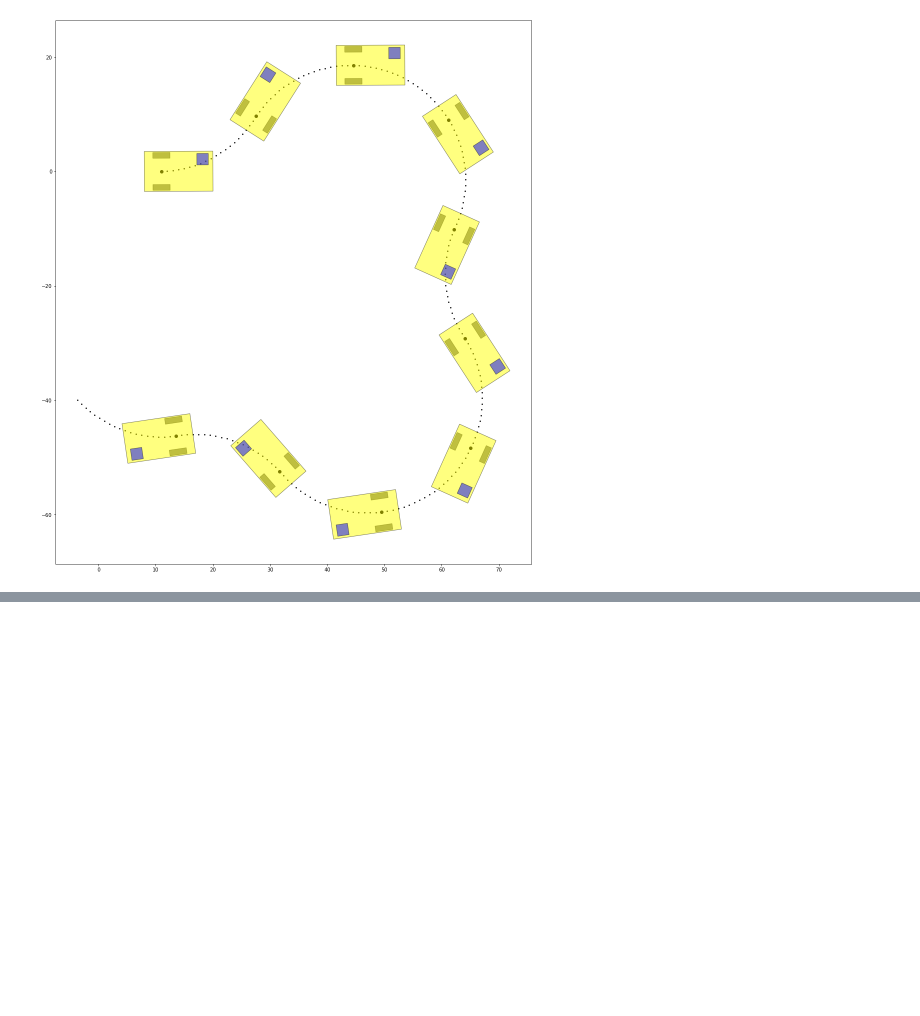
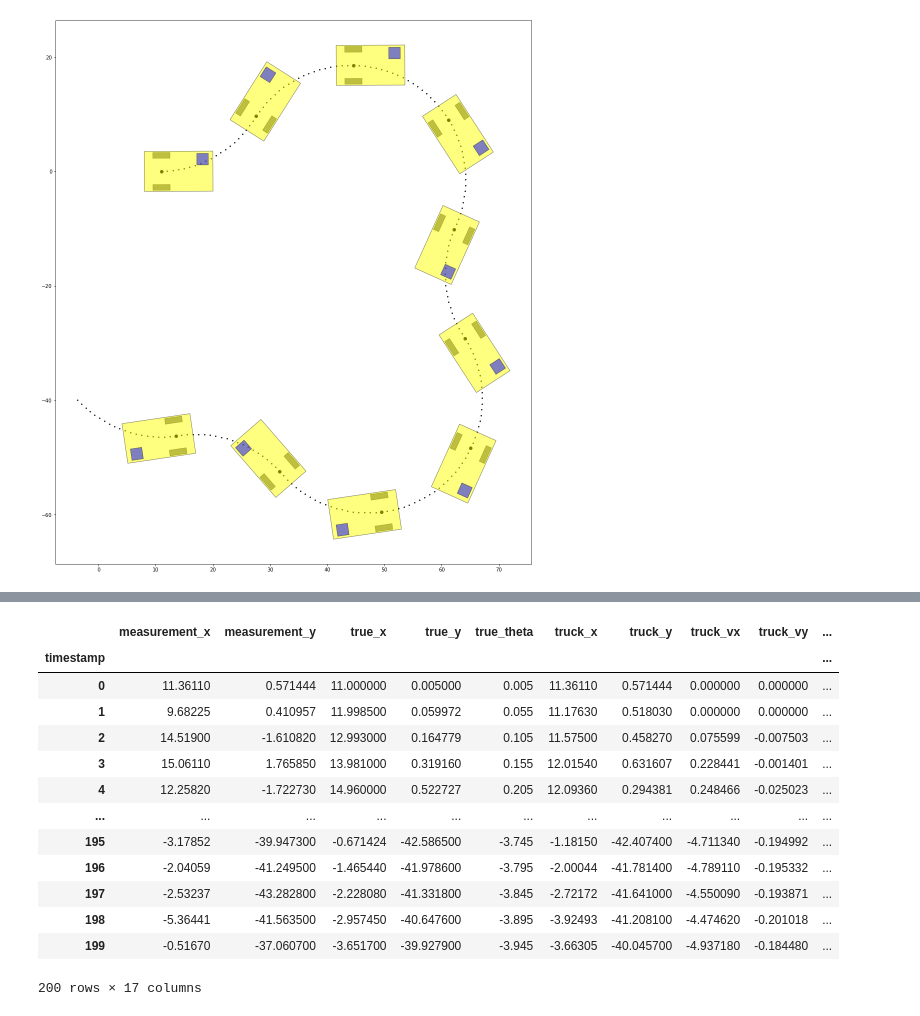
Before and after one commit to RYO0115/python_algorithms, a Jupyter notebook: kalman_filter/jupyter/multistate_kalman_filter.ipynb, the cells around one changed output, grey strips where cells are left out. Saved outputs shown, nothing was run; the diff lists cells and outputs as text; code cells hidden in the pictures; blank space fills up the shorter version.

```diff
--- a/kalman_filter/jupyter/multistate_kalman_filter.ipynb
+++ b/kalman_filter/jupyter/multistate_kalman_filter.ipynb
@@ -1124,0 +958,24 @@ noise: 0
+# %%
+df = pd.read_csv("./data/trucked_result.csv", header=0, index_col=0)
+#df = pd.read_csv("./data/vehicle_pos.csv", header=0, index_col=0)
+df["maharanobis_dist"] = 0
+df["py_truck_x"] = 0
+df["py_truck_y"] = 0
+df["py_truck_vx"] = 0
+df["py_truck_vy"] = 0
+df
+# %% [output]
+|  | measurement_x | measurement_y | true_x | true_y | true_theta | truck_x | truck_y | truck_vx | truck_vy | ... |
+| timestamp |  |  |  |  |  |  |  |  |  | ... |
+| 0 | 11.36110 | 0.571444 | 11.000000 | 0.005000 | 0.005 | 11.36110 | 0.571444 | 0.000000 | 0.000000 | ... |
+| 1 | 9.68225 | 0.410957 | 11.998500 | 0.059972 | 0.055 | 11.17630 | 0.518030 | 0.000000 | 0.000000 | ... |
+| 2 | 14.51900 | -1.610820 | 12.993000 | 0.164779 | 0.105 | 11.57500 | 0.458270 | 0.075599 | -0.007503 | ... |
+| 3 | 15.06110 | 1.765850 | 13.981000 | 0.319160 | 0.155 | 12.01540 | 0.631607 | 0.228441 | -0.001401 | ... |
+| 4 | 12.25820 | -1.722730 | 14.960000 | 0.522727 | 0.205 | 12.09360 | 0.294381 | 0.248466 | -0.025023 | ... |
+| ... | ... | ... | ... | ... | ... | ... | ... | ... | ... | ... |
+| 195 | -3.17852 | -39.947300 | -0.671424 | -42.586500 | -3.745 | -1.18150 | -42.407400 | -4.711340 | -0.194992 | ... |
+| 196 | -2.04059 | -41.249500 | -1.465440 | -41.978600 | -3.795 | -2.00044 | -41.781400 | -4.789110 | -0.195332 | ... |
+| 197 | -2.53237 | -43.282800 | -2.228080 | -41.331800 | -3.845 | -2.72172 | -41.641000 | -4.550090 | -0.193871 | ... |
+| 198 | -5.36441 | -41.563500 | -2.957450 | -40.647600 | -3.895 | -3.92493 | -41.208100 | -4.474620 | -0.201018 | ... |
+| 199 | -0.51670 | -37.060700 | -3.651700 | -39.927900 | -3.945 | -3.66305 | -40.045700 | -4.937180 | -0.184480 | ... |
+200 rows × 17 columns
```
Also changed, not shown: parts of 12 cells of this notebook, 3 other files.
